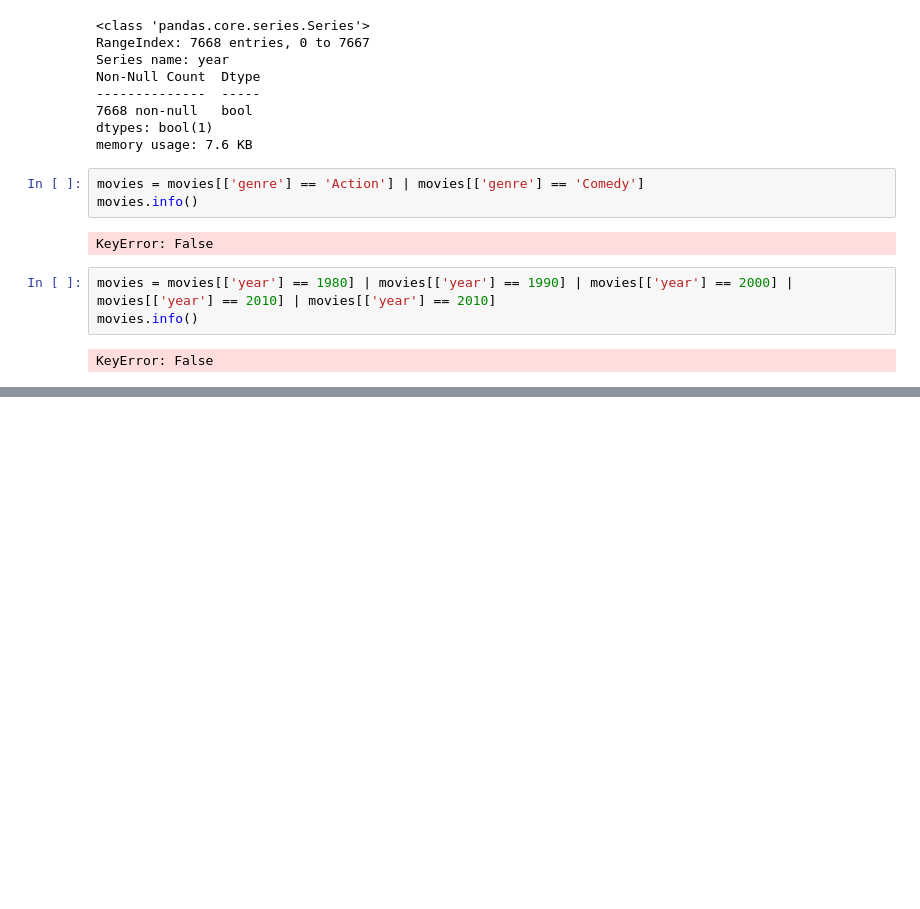
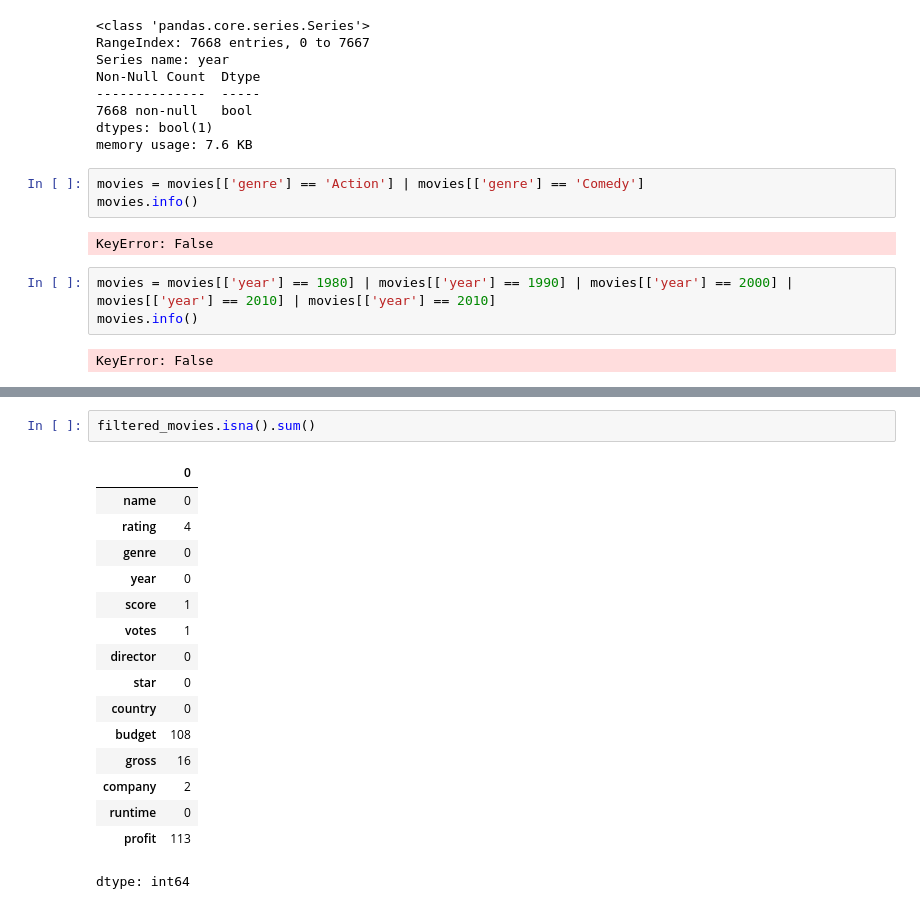
Before and after one commit to Kaidense2026/Pop_culture-, a Jupyter notebook: Pop_Culture_research_project.ipynb, the cells around one changed output, grey strips where cells are left out. Drawn from its saved outputs; the diff is of its cells as text; blank space fills up the shorter version.

```diff
--- a/Pop_Culture_research_project.ipynb
+++ b/Pop_Culture_research_project.ipynb
@@ -327,0 +372,19 @@ KeyError: False
+# %%
+filtered_movies.isna().sum()
+# %% [output]
+|  | 0 |
+| name | 0 |
+| rating | 4 |
+| genre | 0 |
+| year | 0 |
+| score | 1 |
+| votes | 1 |
+| director | 0 |
+| star | 0 |
+| country | 0 |
+| budget | 108 |
+| gross | 16 |
+| company | 2 |
+| runtime | 0 |
+| profit | 113 |
+dtype: int64
```
Also changed, not shown: parts of 4 cells of this notebook.
